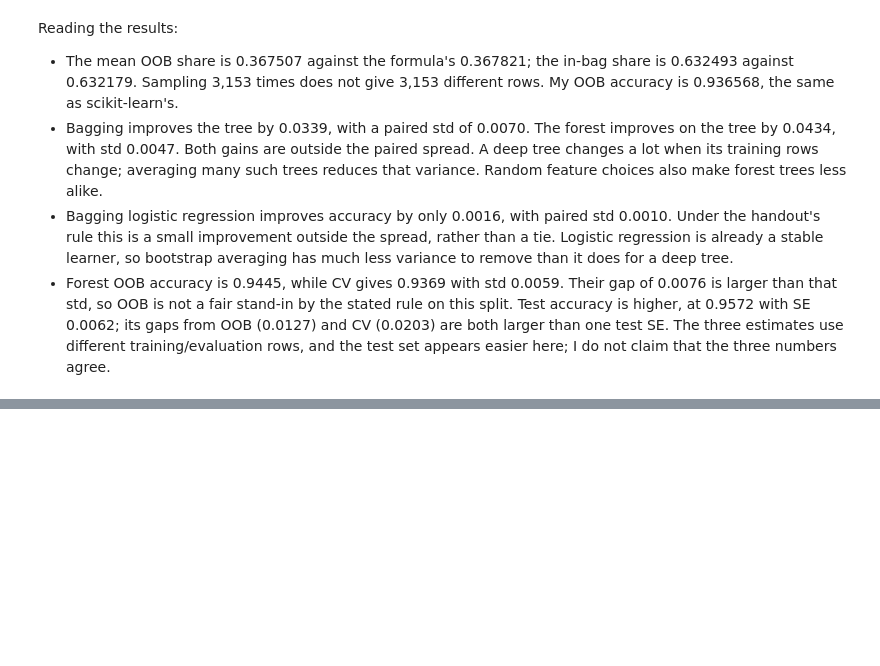
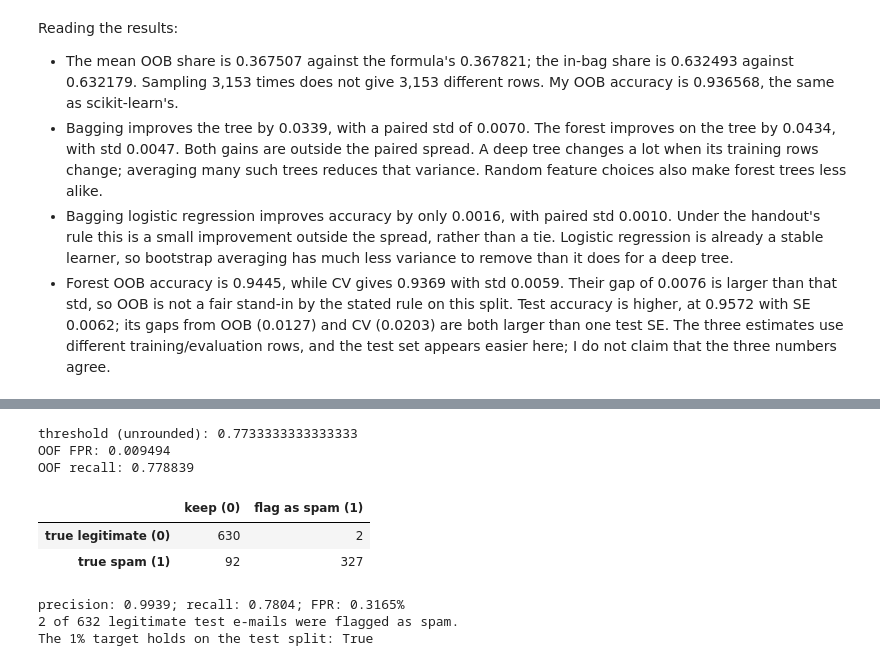
Before and after one commit to danii1kq/li_ML_task_4, a Jupyter notebook: li_task4.ipynb, the cells around one changed output, grey strips where cells are left out. Cells and saved outputs as stored; diff of their text form; code cells hidden in the pictures; blank space fills up the shorter version.

```diff
--- a/li_task4.ipynb
+++ b/li_task4.ipynb
@@ -178,0 +214,38 @@ Reading the results:
+# %%
+rf_oof = cross_val_predict(rf, X_train, y_train, cv=cv, method="predict_proba")[:, 1]
+oof_fpr, oof_recall, thresholds = roc_curve(y_train, rf_oof, drop_intermediate=False)
+allowed = np.flatnonzero(oof_fpr <= 0.01)
+threshold_index = max(allowed, key=lambda i: (oof_recall[i], thresholds[i]))
+threshold = thresholds[threshold_index]
+
+print("threshold (unrounded):", float(threshold))
+print(f"OOF FPR: {oof_fpr[threshold_index]:.6f}")
+print(f"OOF recall: {oof_recall[threshold_index]:.6f}")
+assert oof_fpr[threshold_index] <= 0.01
+assert oof_recall[threshold_index] == oof_recall[allowed].max()
+assert threshold == thresholds[allowed[oof_recall[allowed] == oof_recall[threshold_index]]].max()
+# %% [output]
+threshold (unrounded): 0.7733333333333333
+OOF FPR: 0.009494
+OOF recall: 0.778839
+# %%
+filter_pred = (rf_test_prob >= threshold).astype(int)
+filter_cm = confusion_matrix(y_test, filter_pred, labels=[0, 1])
+tn, fp, fn, tp = filter_cm.ravel()
+filter_precision = precision_score(y_test, filter_pred, zero_division=0)
+filter_recall = recall_score(y_test, filter_pred)
+filter_fpr = fp / (tn + fp)
+
+display(pd.DataFrame(filter_cm,
+    index=["true legitimate (0)", "true spam (1)"],
+    columns=["keep (0)", "flag as spam (1)"]))
+print(f"precision: {filter_precision:.4f}; recall: {filter_recall:.4f}; FPR: {filter_fpr:.4%}")
+print(f"{fp} of {tn + fp} legitimate test e-mails were flagged as spam.")
+print("The 1% target holds on the test split:", filter_fpr <= 0.01)
+# %% [output]
+|  | keep (0) | flag as spam (1) |
+| true legitimate (0) | 630 | 2 |
+| true spam (1) | 92 | 327 |
+precision: 0.9939; recall: 0.7804; FPR: 0.3165%
+2 of 632 legitimate test e-mails were flagged as spam.
+The 1% target holds on the test split: True
```
Also changed, not shown: parts of 5 cells of this notebook.
